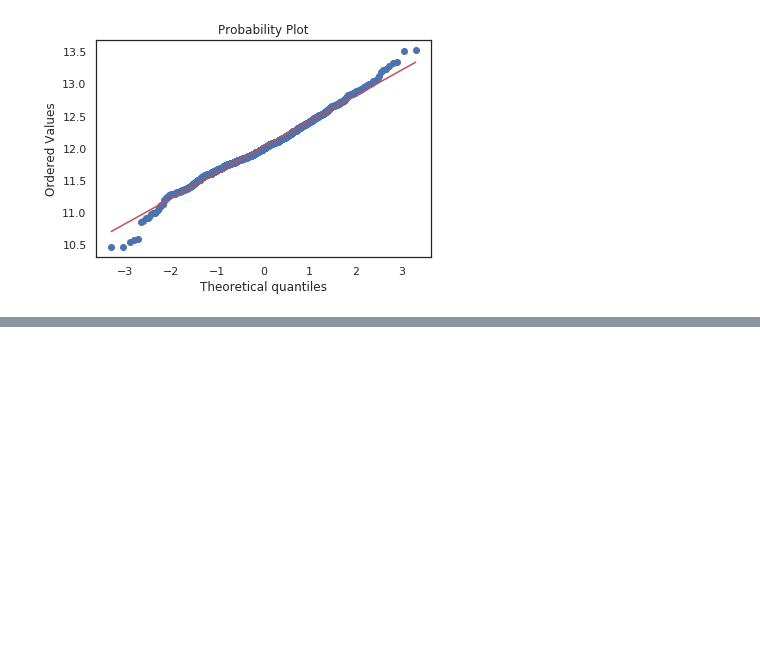
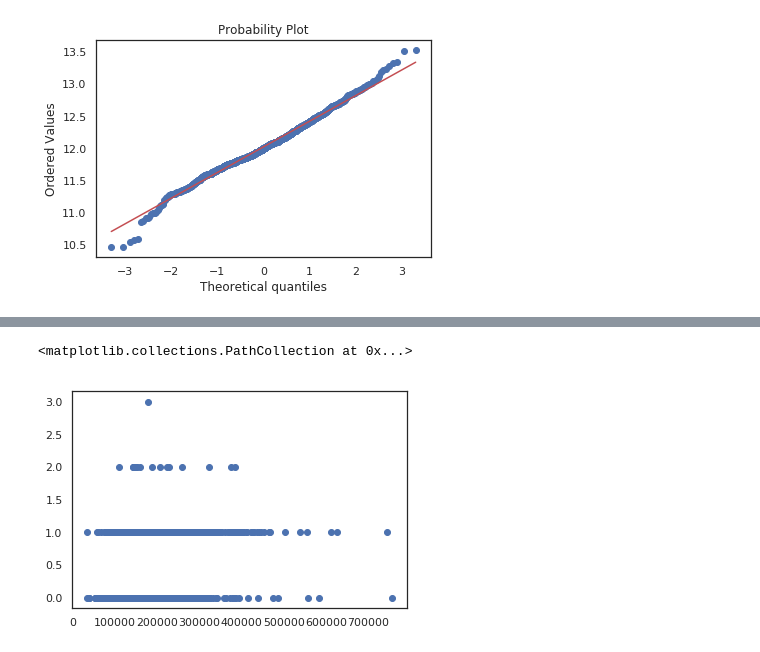
Before and after one commit to evolsidog/Kaggle-Funny, a Jupyter notebook: house-prices-advanced-regression-techniques/EDA_V0.ipynb, the cells around one changed output, grey strips where cells are left out. Cells and saved outputs as stored; diff of their text form; code cells hidden in the pictures; blank space fills up the shorter version.

```diff
--- a/house-prices-advanced-regression-techniques/EDA_V0.ipynb
+++ b/house-prices-advanced-regression-techniques/EDA_V0.ipynb
@@ -134,0 +195,5 @@ plt.show()
+# %%
+plt.scatter(train_df.SalePrice, train_df.BsmtFullBath)
+# %% [output]
+<matplotlib.collections.PathCollection at 0x...>
+[figure, added]
```
Also changed, not shown: parts of 13 cells of this notebook.
